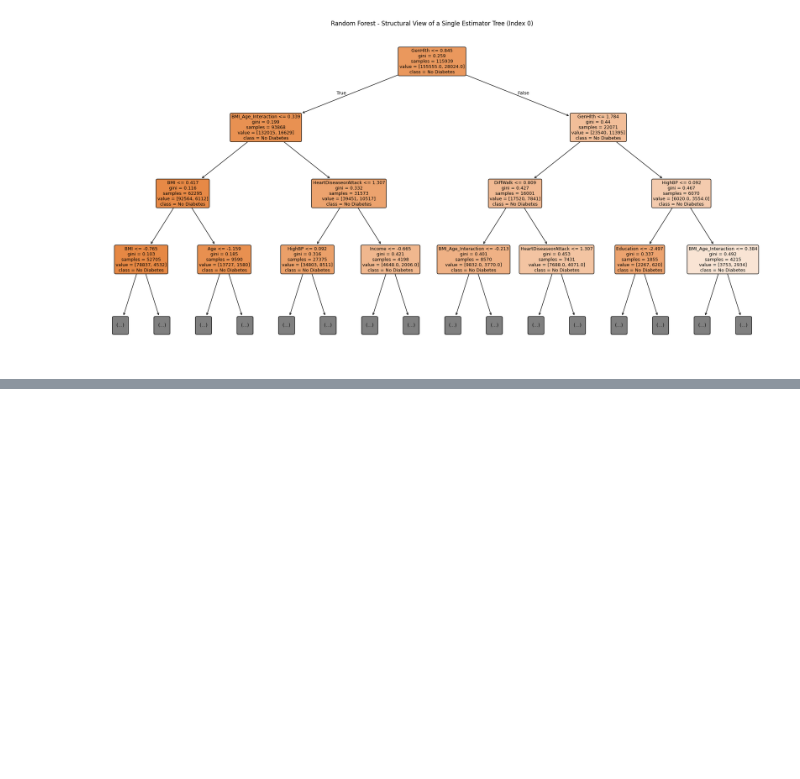
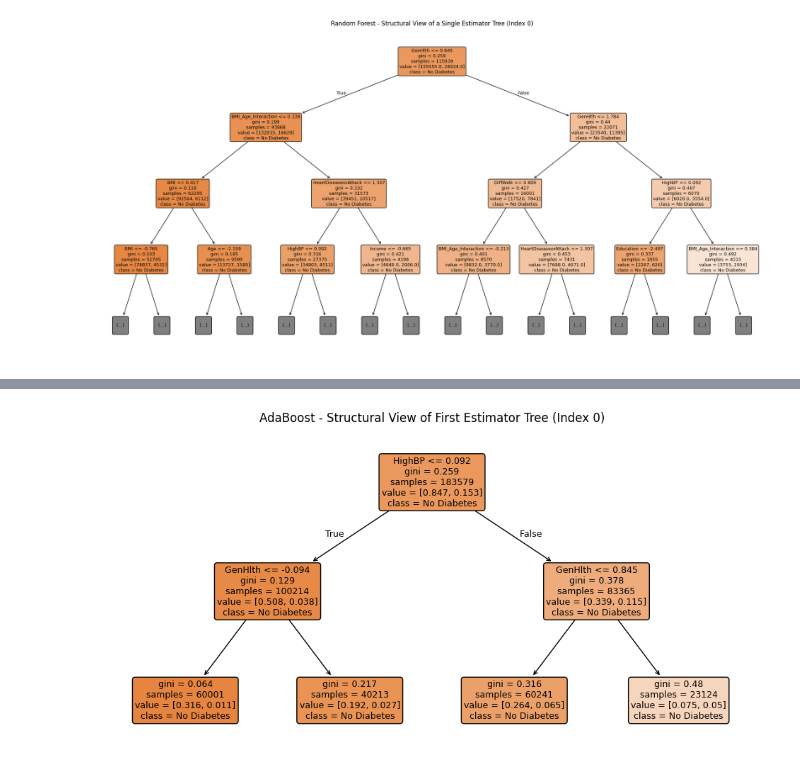
Before and after one commit to kartik815/ML-Classification-Regression-Clustering-Case-Study, a Jupyter notebook: notebooks/classification_application_2_models.ipynb, the cells around one changed output, grey strips where cells are left out. Saved outputs shown, nothing was run; the diff lists cells and outputs as text; code cells hidden in the pictures; blank space fills up the shorter version.

```diff
--- a/notebooks/classification_application_2_models.ipynb
+++ b/notebooks/classification_application_2_models.ipynb
@@ -828,0 +947,17 @@ plt.show()
+# %%
+individual_tree = ada_model.estimators_[0]
+
+plt.figure(figsize=(12, 6))
+plot_tree(
+    individual_tree,
+    feature_names=X.columns,
+    class_names=["No Diabetes", "Diabetes"],
+    filled=True,
+    rounded=True,
+    max_depth=3,
+    fontsize=9,
+)
+plt.title("AdaBoost - Structural View of First Estimator Tree (Index 0)")
+plt.show()
+# %% [output]
+[figure, added]
```
Also changed, not shown: parts of 8 cells of this notebook.
